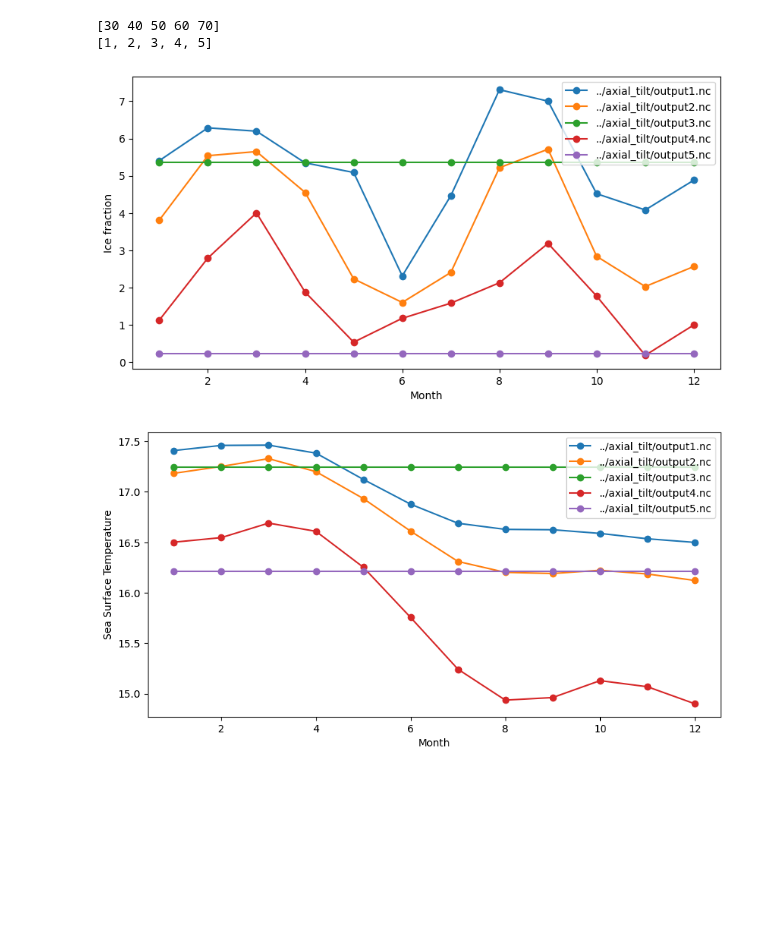
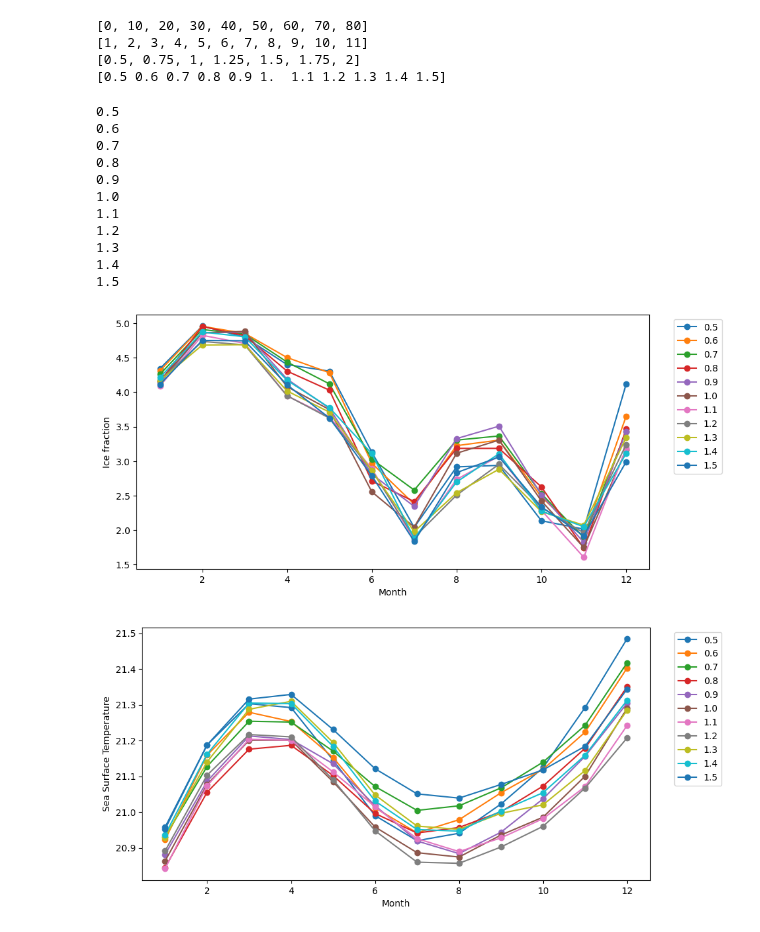
Before and after one commit to hannahw0od/habitability, a Jupyter notebook: plots2.ipynb, the cells around one changed output. Saved outputs shown, nothing was run; the diff lists cells and outputs as text; code cells hidden in the pictures; blank space fills up the shorter version.

```diff
--- a/plots2.ipynb
+++ b/plots2.ipynb
@@ -10,14 +10,19 @@ from calculator import SeaIceCalc, Habitability, SST
 # %%
-at = np.arange(30,80,10)
+at = [0,10,20,30,40,50,60,70,80]
 print(at)
 
-file_indices = [1,2,3,4,5]
+file_indices = [1,2,3,4,5,6,7,8,9,10,11]
 print(file_indices)
+
+gravity = [0.5,0.75,1,1.25,1.5,1.75,2]
+print(gravity)
 # %% [output]
-[30 40 50 60 70]
-[1, 2, 3, 4, 5]
+[0, 10, 20, 30, 40, 50, 60, 70, 80]
+[1, 2, 3, 4, 5, 6, 7, 8, 9, 10, 11]
+[0.5, 0.75, 1, 1.25, 1.5, 1.75, 2]
+[0.5 0.6 0.7 0.8 0.9 1.  1.1 1.2 1.3 1.4 1.5]
 # %%
-file_template = "../axial_tilt/output{}.nc"
+file_template = "../rotation/output{}.nc"
 results = []
 # %%
 for idx in file_indices:
@@ -35,7 +40,8 @@ for idx in file_indices:
         "sm_tot": [],  "sm_nhem": [],  "sm_shem": [],
         "st_tot": [],  "st_nhem": [],  "st_shem": [],
         "tsurf_tot": [], "tsurf_nhem": [], "tsurf_shem": [],
-        "sst_tot": [], "sst_nhem": [], "sst_shem": []
+        "sst_tot": [], "sst_nhem": [], "sst_shem": [],
+        "srd_tot": [], "srd_nhem": [], "srd_shem": []
     }
 
     # Open dataset and process
@@ -53,12 +59,15 @@ for idx in file_indices:
             fraction_st = Habitability.fraction(data, "st")[0]
             fraction_tsurf = Habitability.fraction(data, "tsurf")[0]
             sst_tot = SST.temp(data)
+            srd_tot = SRD.srd_calc(data)[0]
+
 
             run["ice_tot"].append(ice_frac)
             run["sm_tot"].append(fraction_sm)
             run["st_tot"].append(fraction_st)
             run["tsurf_tot"].append(fraction_tsurf)
             run["sst_tot"].append(sst_tot)
+            run["srd_tot"].append(srd_tot)
 
             # Northern hemisphere
             ice_n = SeaIceCalc.ice_frac(data, lat=slice(0,24))[0]
@@ -66,12 +75,14 @@ for idx in file_indices:
             st_n = Habitability.fraction(data, "st", lat=slice(0,24))[0]
             tsurf_n = Habitability.fraction(data, "tsurf", lat=slice(0,24))[0]
             sst_n = SST.temp(data, lat=slice(0,24))
+            srd_n = SRD.srd_calc(data, lat=slice(0,24))[0]
 
             run["ice_nhem"].append(ice_n)
             run["sm_nhem"].append(sm_n)
             run["st_nhem"].append(st_n)
             run["tsurf_nhem"].append(tsurf_n)
             run["sst_nhem"].append(sst_n)
+            run["srd_nhem"].append(srd_n)
 
             # Southern hemisphere
             ice_s = SeaIceCalc.ice_frac(data, lat=slice(24,48))[0]
@@ -79,12 +90,13 @@ for idx in file_indices:
             st_s = Habitability.fraction(data, "st", lat=slice(24,48))[0]
             tsurf_s = Habitability.fraction(data, "tsurf", lat=slice(24,48))[0]
             sst_s = SST.temp(data, lat=slice(24,48))
-
+            srd_s = SRD.srd_calc(data, lat=slice(24,48))[0]
             run["ice_shem"].append(ice_s)
             run["sm_shem"].append(sm_s)
             run["st_shem"].append(st_s)
             run["tsurf_shem"].append(tsurf_s)
             run["sst_shem"].append(sst_s)
+            run["srd_shem"].append(srd_s)
 
     # convert lists to numpy arrays (for math/plotting later)
     for k in run:
@@ -97,25 +109,45 @@ for idx in file_indices:
     results.append({"file": fname, "data": run})
 # %%
 fig = plt.figure(figsize=(10, 5))
-for r in results[0:5]:
+for r in results[0:12]:
+    # axtilt = at[results.index(r)]
+    # grav = gravity[results.index(r)]
+    rot = rotation[results.index(r)]
+    print(rot)
     ice = r["data"]["ice_tot"]
     month = r["data"]["month"][0]
-    plt.plot(month, ice, marker='o', label=r["file"])
+    # plt.plot(month, ice, marker='o', label=f"{axtilt}$^o$")
+    plt.plot(month, ice, marker='o', label=f"{rot}")
 plt.xlabel("Month")
 plt.ylabel("Ice fraction")
-plt.legend(loc="upper right")
+plt.legend(loc="upper right", bbox_to_anchor=(1.15, 1))
 plt.show()
 
 fig = plt.figure(figsize=(10, 5))
-for r in results[0:5]:
+for r in results[0:12]:
+    # axtilt = at[results.index(r)]
+    # grav = gravity[results.index(r)]
+    rot = rotation[results.index(r)]
     sst = r["data"]["sst_tot"]
     month = r["data"]["month"][0]
-    plt.plot(month, sst, marker='o', label=r["file"])
+    # plt.plot(month, sst, marker='o', label=f"{axtilt}$^o$")
+    plt.plot(month, sst, marker='o', label=f"{rot}")
 plt.xlabel("Month")
 plt.ylabel("Sea Surface Temperature")
-plt.legend(loc="upper right")
+plt.legend(loc="upper right", bbox_to_anchor=(1.15, 1))
 plt.show()
 # %% [output]
+0.5
+0.6
+0.7
+0.8
+0.9
+1.0
+1.1
+1.2
+1.3
+1.4
+1.5
-[figure, old version]
+[figure, new version]
-[figure, old version]
+[figure, new version]
 # %%
```
Also changed, not shown: parts of 19 cells of this notebook, 9 other files.
